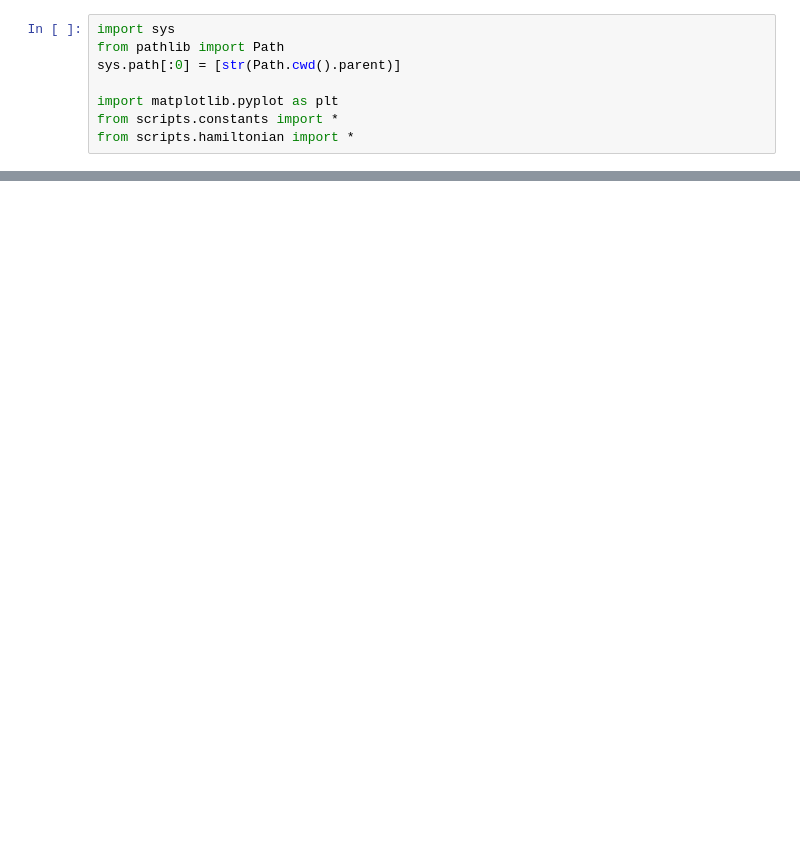
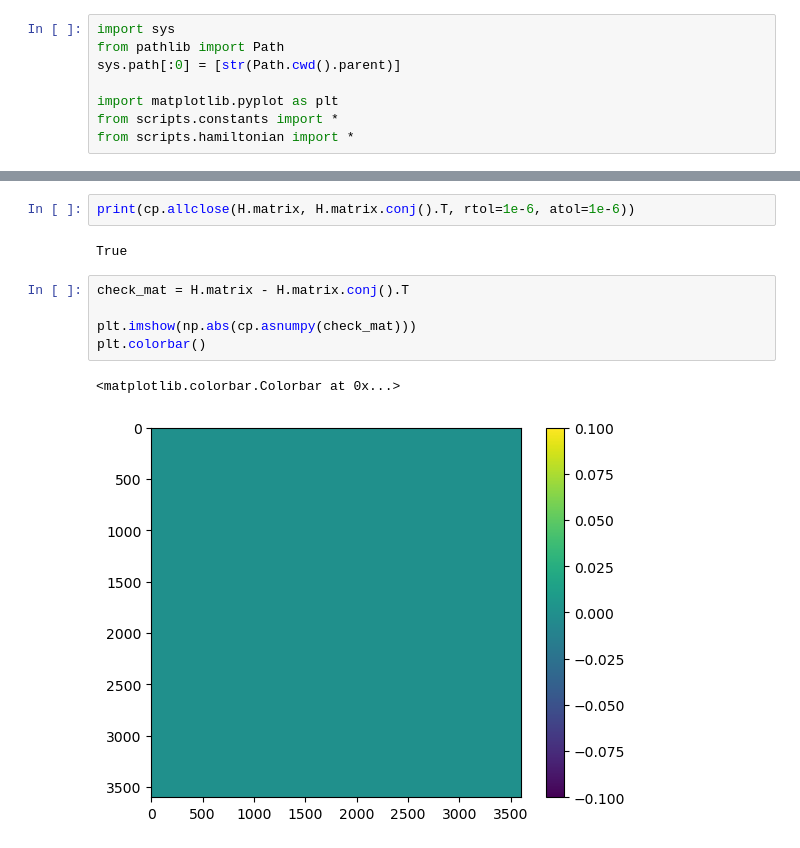
Before and after one commit to emilssp/master-thesis-codebase, a Jupyter notebook: notebooks/self_consistency.ipynb, the cells around one changed output, grey strips where cells are left out. Drawn from its saved outputs; the diff is of its cells as text; blank space fills up the shorter version.

```diff
--- a/notebooks/self_consistency.ipynb
+++ b/notebooks/self_consistency.ipynb
@@ -261,2 +317,14 @@ for i, j in lattice.edges:
+# %%
+print(cp.allclose(H.matrix, H.matrix.conj().T, rtol=1e-6, atol=1e-6))
+# %% [output]
+True
+# %%
+check_mat = H.matrix - H.matrix.conj().T
+
+plt.imshow(np.abs(cp.asnumpy(check_mat)))
+plt.colorbar()
+# %% [output]
+<matplotlib.colorbar.Colorbar at 0x...>
+[figure, added]
 # %%
 energies = cp.linspace(-4,7,1000)
```
Also changed, not shown: parts of 15 cells of this notebook, 5 other files.
